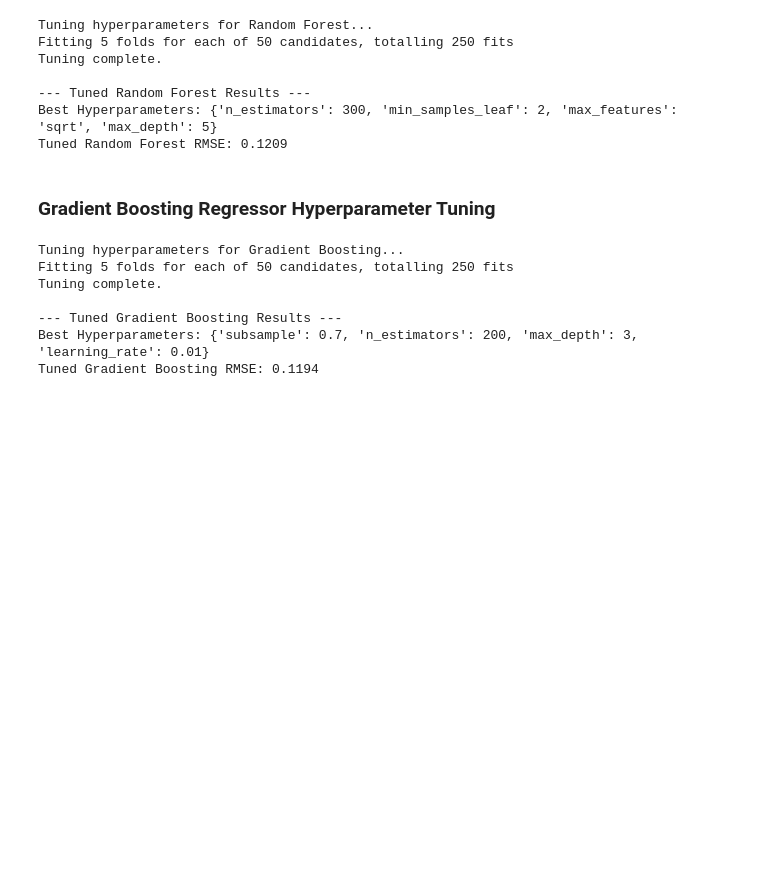
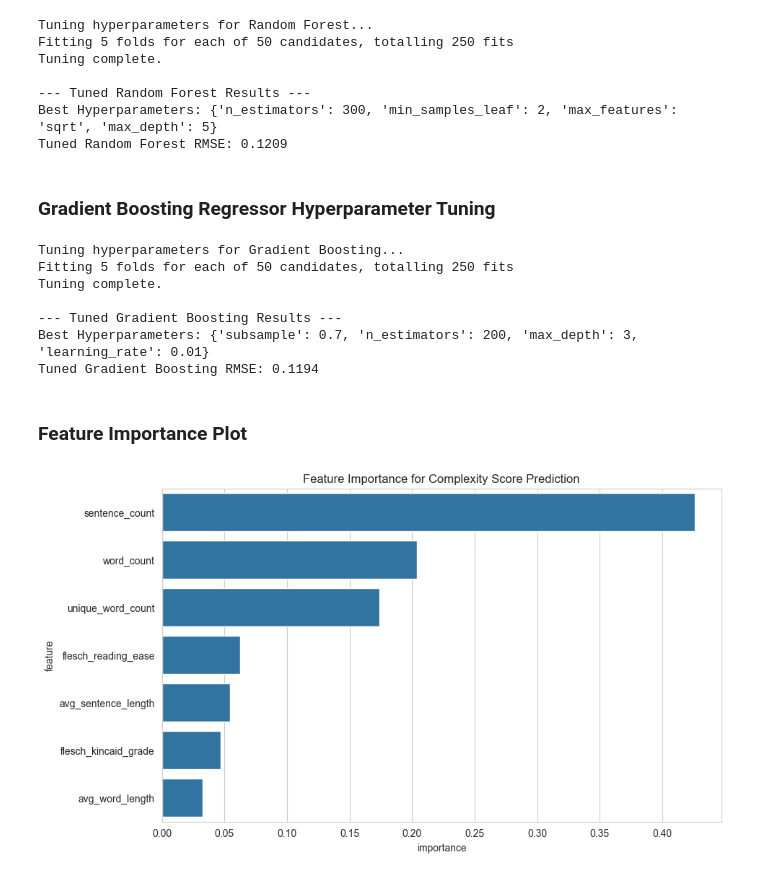
Before and after one commit to marcocastillo865/Instruction-Complexity-Analyzer, a Jupyter notebook: instruction_complexity_analyzer.ipynb, the cells around one changed output. Saved outputs shown, nothing was run; the diff lists cells and outputs as text; code cells hidden in the pictures; blank space fills up the shorter version.

Commit message:
updated model training and evaluation code, added data visualization metrics

```diff
--- a/instruction_complexity_analyzer.ipynb
+++ b/instruction_complexity_analyzer.ipynb
@@ -324,3 +348,19 @@ Tuning complete.
 --- Tuned Gradient Boosting Results ---
 Best Hyperparameters: {'subsample': 0.7, 'n_estimators': 200, 'max_depth': 3, 'learning_rate': 0.01}
 Tuned Gradient Boosting RMSE: 0.1194
+# %% [markdown]
+### Feature Importance Plot
+# %%
+# Run this after the best model is trained (e.g., the tuned Gradient Booster)
+importances = best_gb_model.feature_importances_ # Or the best RF model
+feature_names = X.columns
+
+importance_df = pd.DataFrame({'feature': feature_names, 'importance': importances})
+importance_df = importance_df.sort_values(by='importance', ascending=False)
+
+plt.figure(figsize=(10, 6))
+sns.barplot(x='importance', y='feature', data=importance_df)
+plt.title('Feature Importance for Complexity Score Prediction')
+plt.show()
+# %% [output]
+[figure, added]
```
Also changed, not shown: parts of 3 cells of this notebook.
